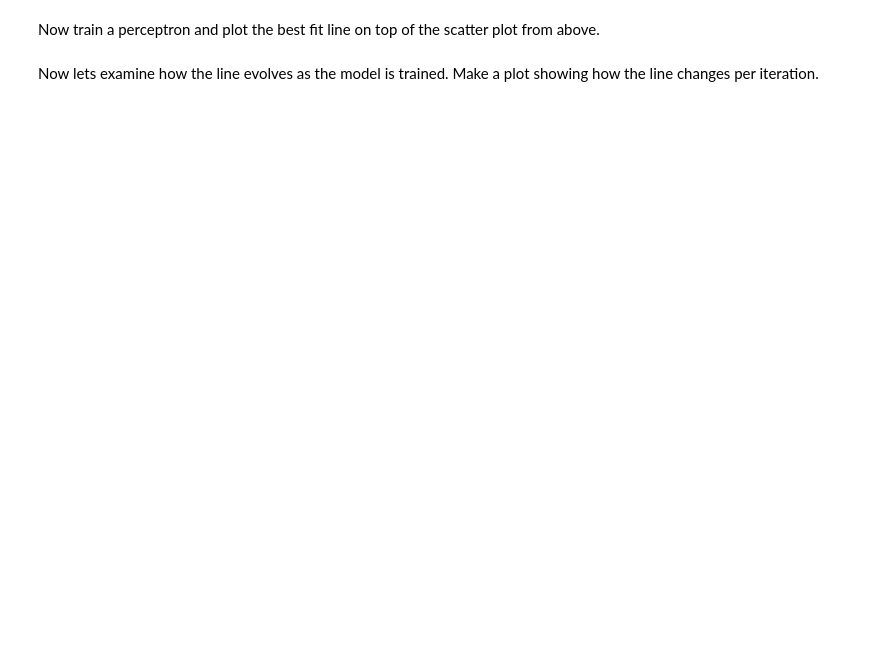
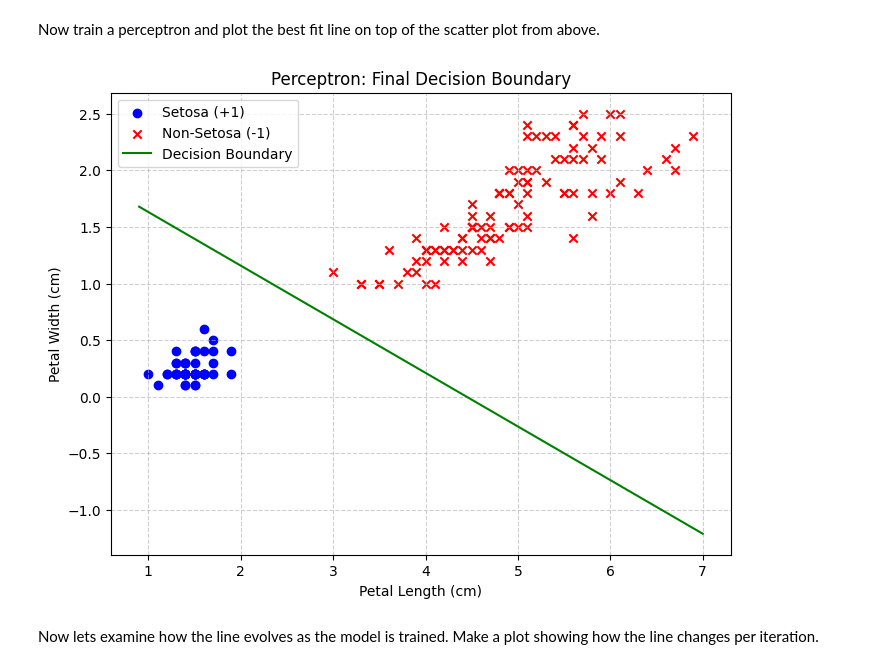
Before and after one commit to rameshnatarajanus/katz-aim5004-fall2025, a Jupyter notebook: notebooks/ProblemSet-02-SupervisedLearning.ipynb, the cells around one changed output. Saved outputs shown, nothing was run; the diff lists cells and outputs as text; code cells hidden in the pictures; blank space fills up the shorter version.

```diff
--- a/notebooks/ProblemSet-02-SupervisedLearning.ipynb
+++ b/notebooks/ProblemSet-02-SupervisedLearning.ipynb
@@ -499,8 +631,46 @@ Now lets explore linear separability with the same Iris dataset that was used in
 # %% [markdown]
 Now train a perceptron and plot the best fit line on top of the scatter plot from above.
 # %%
-# YOUR CODE HERE
-raise NotImplementedError()
+# Train the Perceptron
+perceptron_model = Perceptron(max_iters=20)
+perceptron_model.fit(perceptron_df, label='label')
+
+# Get final parameters
+params = perceptron_model.get_params()
+w1, w2 = params.weights
+b = params.bias
+
+# --- Plotting ---
+plt.figure(figsize=(8, 6))
+
+# Separate classes for scatter plot
+setosa = perceptron_df[perceptron_df['label'] == 1]
+non_setosa = perceptron_df[perceptron_df['label'] == -1]
+
+plt.scatter(setosa['petal length (cm)'], setosa['petal width (cm)'],
+            label='Setosa (+1)', color='blue', marker='o')
+plt.scatter(non_setosa['petal length (cm)'], non_setosa['petal width (cm)'],
+            label='Non-Setosa (-1)', color='red', marker='x')
+
+# Plot the best fit line (Decision Boundary): w1*x1 + w2*x2 + b = 0
+if w2 != 0:
+    x1_min = perceptron_df['petal length (cm)'].min() - 0.1
+    x1_max = perceptron_df['petal length (cm)'].max() + 0.1
+    x1_line = np.linspace(x1_min, x1_max, 100)
+    # Solve for x2: x2 = (-w1*x1 - b) / w2
+    x2_line = (-w1 * x1_line - b) / w2
+
+    plt.plot(x1_line, x2_line, color='green', linestyle='-',
+             label=f'Decision Boundary')
+
+plt.xlabel('Petal Length (cm)')
+plt.ylabel('Petal Width (cm)')
+plt.title('Perceptron: Final Decision Boundary')
+plt.legend()
+plt.grid(True, linestyle='--', alpha=0.6)
+plt.show()
+# %% [output]
+[figure, added]
 # %% [markdown]
 Now lets examine how the line evolves as the model is trained.  Make a plot showing how the line changes per iteration.
 # %%
```
Also changed, not shown: parts of 18 cells of this notebook.
